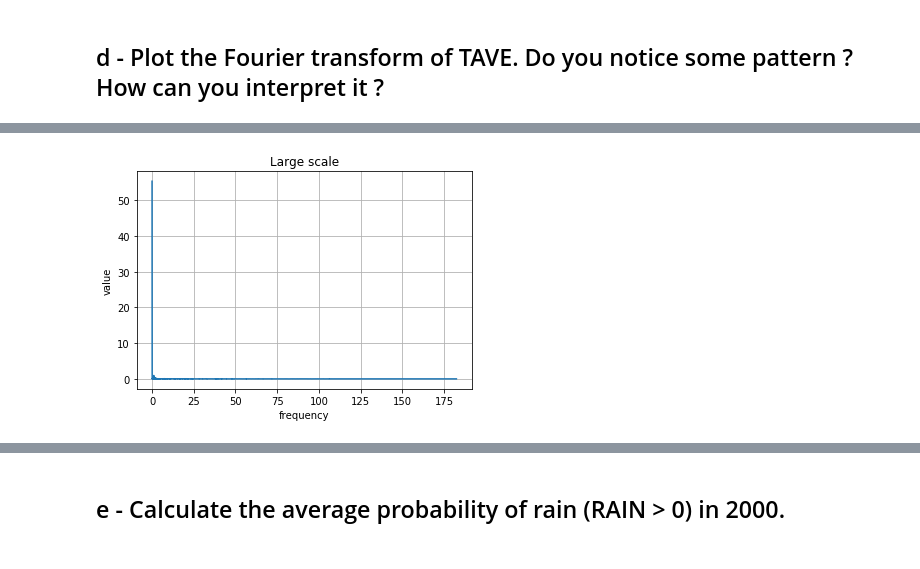
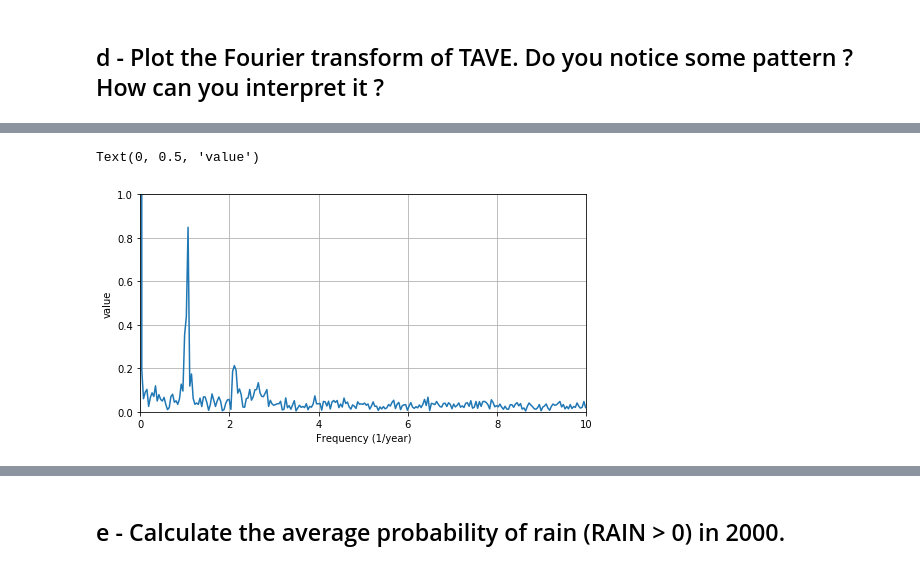
Before and after one commit to JK-Pair/Data_analysis, a Jupyter notebook: Assignment.ipynb, the cells around one changed output, grey strips where cells are left out. Drawn from its saved outputs; the diff is of its cells as text; code cells hidden in the pictures.

```diff
--- a/Assignment.ipynb
+++ b/Assignment.ipynb
@@ -243,12 +250,23 @@ xf = 1/(N*T)*np.arange(N//2)
+# %%
+fig, ax = plt.subplots(1, 1, figsize=(8, 4))
+ax.plot(xf, 2.0/N * np.abs(yf[0:N//2]))
+ax.grid()
+ax.set_xlim(0, 10)
+ax.set_ylim(0, 1)
+ax.set_xlabel('Frequency (1/year)')
+ax.set_ylabel('value')
+# %% [output]
+Text(0, 0.5, 'value')
+[figure, added]
 # %%
-# x-axis label
-plt.xlabel('frequency')
-# frequency label
-plt.ylabel('value')
-# plot title
-plt.title("Large scale")
-plt.plot(xf, 2.0/N * np.abs(yf[0:N//2]))
-plt.grid()
-plt.show()
+# # x-axis label
+# plt.xlabel('frequency (1/year)')
+# # frequency label
+# plt.ylabel('value')
+# # plot title
+# plt.title("Fourier transform of TAVE")
+# plt.xlim(0, 10)
+# plt.ylim(0, 1)
+# plt.plot(xf, 2.0/N * np.abs(yf[0:N//2]))
+# plt.grid()
+# plt.show()
-# %% [output]
-[figure, removed]
```
Also changed, not shown: parts of 41 cells of this notebook.
